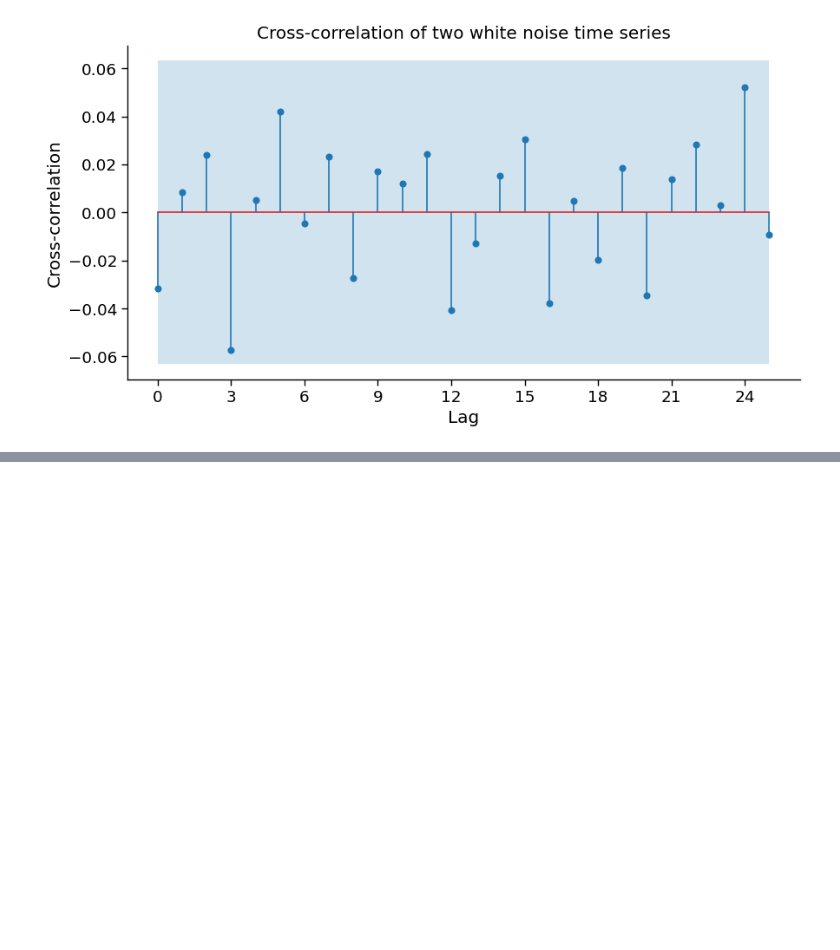
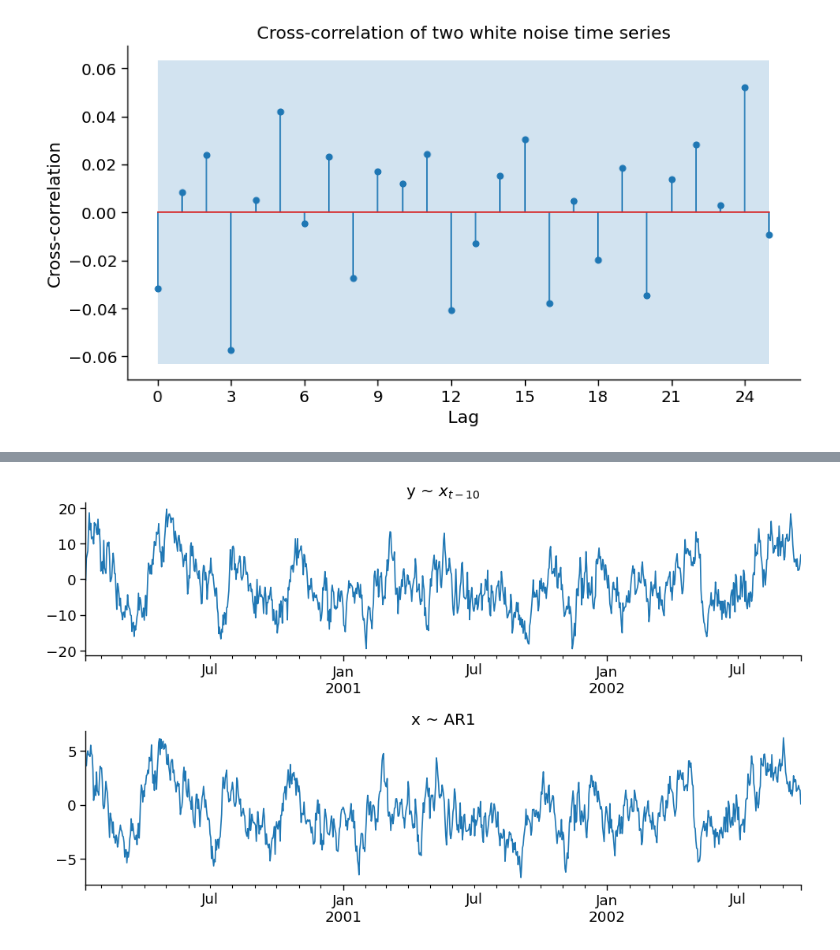
Before and after one commit to razielar/feature_engineering_ts_forecasting, a Jupyter notebook: 06_lag_features/05_cross_correlation_function.ipynb, the cells around one changed output, grey strips where cells are left out. Cells and saved outputs as stored; diff of their text form; code cells hidden in the pictures; blank space fills up the shorter version.

Commit message:
AR1 example and plot mult time series

```diff
--- a/06_lag_features/05_cross_correlation_function.ipynb
+++ b/06_lag_features/05_cross_correlation_function.ipynb
@@ -123,0 +126,25 @@ plt.show()
+# %%
+# Initial parameters
+num_timesteps = 1000  # Length of time series we want
+np.random.seed(0)  # Ensures we generate the same random numbers every time
+p = 10
+phi_yx = 3
+phi_xx = 0.9
+ts = pd.date_range(start="2000-01-01", periods=num_timesteps, freq="D")
+
+# Generate time series
+x = np.zeros(num_timesteps)
+y = np.zeros(num_timesteps)
+
+# Generate x
+for t in range(1, num_timesteps):
+    noise = np.random.normal()
+    x[t] = phi_xx * x[t - 1] + noise
+
+# Generate y
+for t in range(p, num_timesteps):
+    noise = np.random.normal()
+    y[t] = phi_yx * x[t - p] + noise
+
+df = pd.DataFrame(data={"y": y[p:], "x": x[p:]}, index=ts[p:])
+df.head()
@@ -123,0 +158,11 @@ plt.show()
+# %%
+# Plot the two time series
+fig, ax = plt.subplots(nrows=2, figsize=[10, 6])
+df["y"].plot(y=["y"], ax=ax[0])
+df["x"].plot(y=["x"], ax=ax[1])
+ax[0].set_title(f"y ~ $x_{{t-{p}}}$")
+ax[1].set_title("x ~ AR1")
+
+plt.tight_layout()
+# %% [output]
+[figure, added]
```
Also changed, not shown: parts of 7 cells of this notebook, 1 other file.
